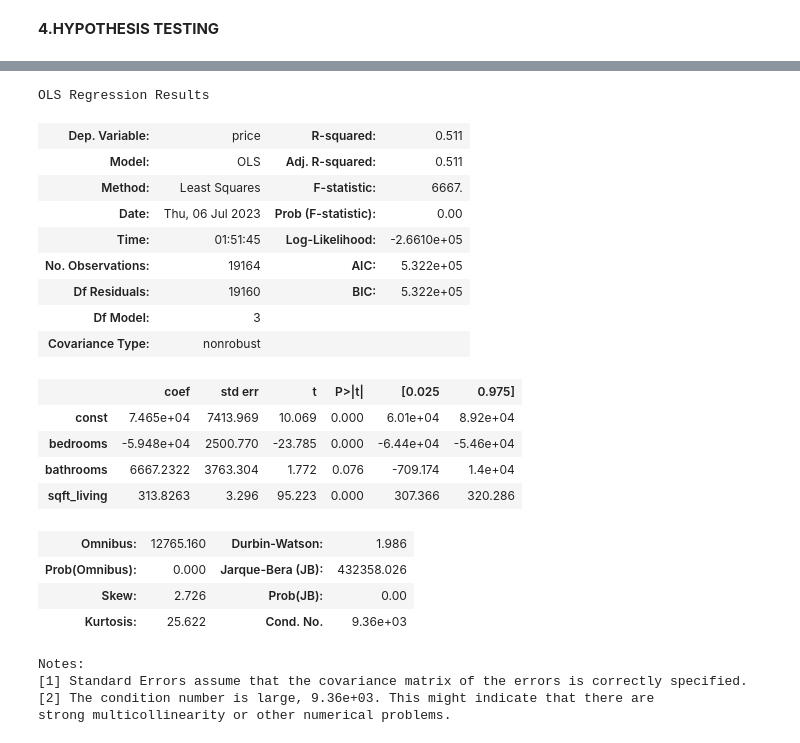
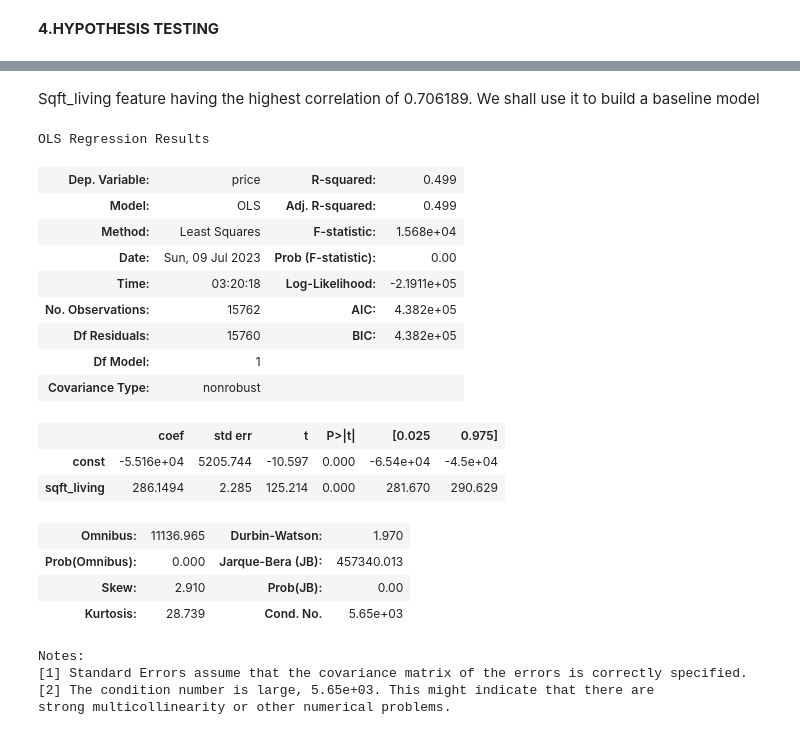
Before and after one commit to lynnndero/Phase-2-project---linear-regression, a Jupyter notebook: student.ipynb, the cells around one changed output, grey strips where cells are left out. Cells and saved outputs as stored; diff of their text form; code cells hidden in the pictures.

Commit message:
Finished the models

```diff
--- a/student.ipynb
+++ b/student.ipynb
@@ -114,2 +109,0 @@ Filling the missing values in column 'yr_renovated' with the median of the colum
-# %%
-data['yr_renovated'].fillna(data['yr_renovated'].median(), inplace = True)
@@ -116,5 +128,7 @@ data['yr_renovated'].fillna(data['yr_renovated'].median(), inplace = True)
 # %% [markdown]
 Dropping missing values
+# %%
+data.dropna(subset = 'yr_renovated', inplace = True)
 # %%
 #Dropping waterfront rows with missing values
 data.dropna(subset = 'waterfront', inplace = True)
@@ -186,8 +202,8 @@ Name: count, dtype: int64
 # %% [markdown]
 **Selecting the required features and placing it under data**
 # %%
-data = data[['price','bedrooms','bathrooms','sqft_living','sqft_lot','floors','waterfront','condition','grade','view','date','yr_renovated']]
-data.head(10)
+data_needed = data[['price','bedrooms','bathrooms','sqft_living','sqft_lot','floors','waterfront','condition','grade','view','date','yr_renovated']]
+data_needed.head(10)
 # %% [output]
 |  | price | bedrooms | bathrooms | sqft_living | sqft_lot | floors | waterfront | condition | grade | view | ... |
 | id |  |  |  |  |  |  |  |  |  |  | ... |
@@ -244,0 +311,3 @@ plt.show()
+# %%
+dummy_data_needed = data_needed.copy()
+dummy_data_needed
@@ -245,31 +329,31 @@ plt.show()
+# %% [markdown]
+Sqft_living feature having the highest correlation of 0.706189. We shall use it to build a baseline model
 # %%
-#determining the y variable and the x variable
-y = data['price']
-x = data[['bedrooms','bathrooms','sqft_living']]
-model = sm.OLS(y, sm.add_constant(x))
-results = model.fit()
-results.summary()
+#determining the y variable and the x variable and
+y_baseline = dummy_data_needed['price']
+x_baseline = dummy_data_needed['sqft_living']
+baseline_model = sm.OLS(y_baseline, sm.add_constant(x_baseline))
+baseline_results = baseline_model.fit()
+baseline_results.summary()
 # %% [output]
 OLS Regression Results
-| Dep. Variable: | price | R-squared: | 0.511 |
-| Model: | OLS | Adj. R-squared: | 0.511 |
-| Method: | Least Squares | F-statistic: | 6667. |
-| Date: | Thu, 06 Jul 2023 | Prob (F-statistic): | 0.00 |
-| Time: | 01:51:45 | Log-Likelihood: | -2.6610e+05 |
-| No. Observations: | 19164 | AIC: | 5.322e+05 |
-| Df Residuals: | 19160 | BIC: | 5.322e+05 |
-| Df Model: | 3 |  |  |
+| Dep. Variable: | price | R-squared: | 0.499 |
+| Model: | OLS | Adj. R-squared: | 0.499 |
+| Method: | Least Squares | F-statistic: | 1.568e+04 |
+| Date: | Sun, 09 Jul 2023 | Prob (F-statistic): | 0.00 |
+| Time: | 03:20:18 | Log-Likelihood: | -2.1911e+05 |
+| No. Observations: | 15762 | AIC: | 4.382e+05 |
+| Df Residuals: | 15760 | BIC: | 4.382e+05 |
+| Df Model: | 1 |  |  |
 | Covariance Type: | nonrobust |  |  |
 |  | coef | std err | t | P>|t| | [0.025 | 0.975] |
-| const | 7.465e+04 | 7413.969 | 10.069 | 0.000 | 6.01e+04 | 8.92e+04 |
-| bedrooms | -5.948e+04 | 2500.770 | -23.785 | 0.000 | -6.44e+04 | -5.46e+04 |
-| bathrooms | 6667.2322 | 3763.304 | 1.772 | 0.076 | -709.174 | 1.4e+04 |
-| sqft_living | 313.8263 | 3.296 | 95.223 | 0.000 | 307.366 | 320.286 |
+| const | -5.516e+04 | 5205.744 | -10.597 | 0.000 | -6.54e+04 | -4.5e+04 |
+| sqft_living | 286.1494 | 2.285 | 125.214 | 0.000 | 281.670 | 290.629 |
-| Omnibus: | 12765.160 | Durbin-Watson: | 1.986 |
-| Prob(Omnibus): | 0.000 | Jarque-Bera (JB): | 432358.026 |
-| Skew: | 2.726 | Prob(JB): | 0.00 |
-| Kurtosis: | 25.622 | Cond. No. | 9.36e+03 |
+| Omnibus: | 11136.965 | Durbin-Watson: | 1.970 |
+| Prob(Omnibus): | 0.000 | Jarque-Bera (JB): | 457340.013 |
+| Skew: | 2.910 | Prob(JB): | 0.00 |
+| Kurtosis: | 28.739 | Cond. No. | 5.65e+03 |
 Notes:
 [1] Standard Errors assume that the covariance matrix of the errors is correctly specified.
-[2] The condition number is large, 9.36e+03. This might indicate that there are
+[2] The condition number is large, 5.65e+03. This might indicate that there are
 strong multicollinearity or other numerical problems.
```
Also changed, not shown: parts of 37 cells of this notebook.
